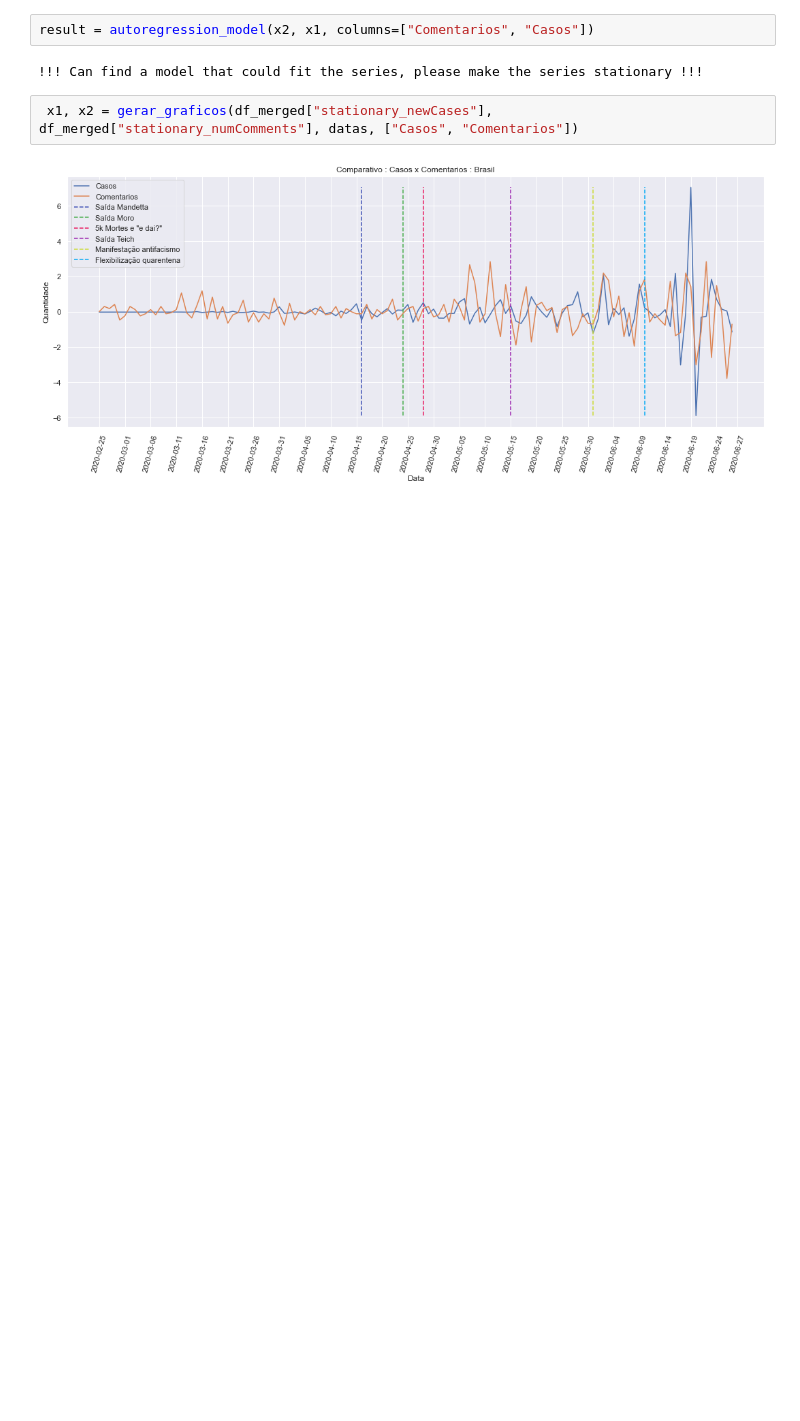
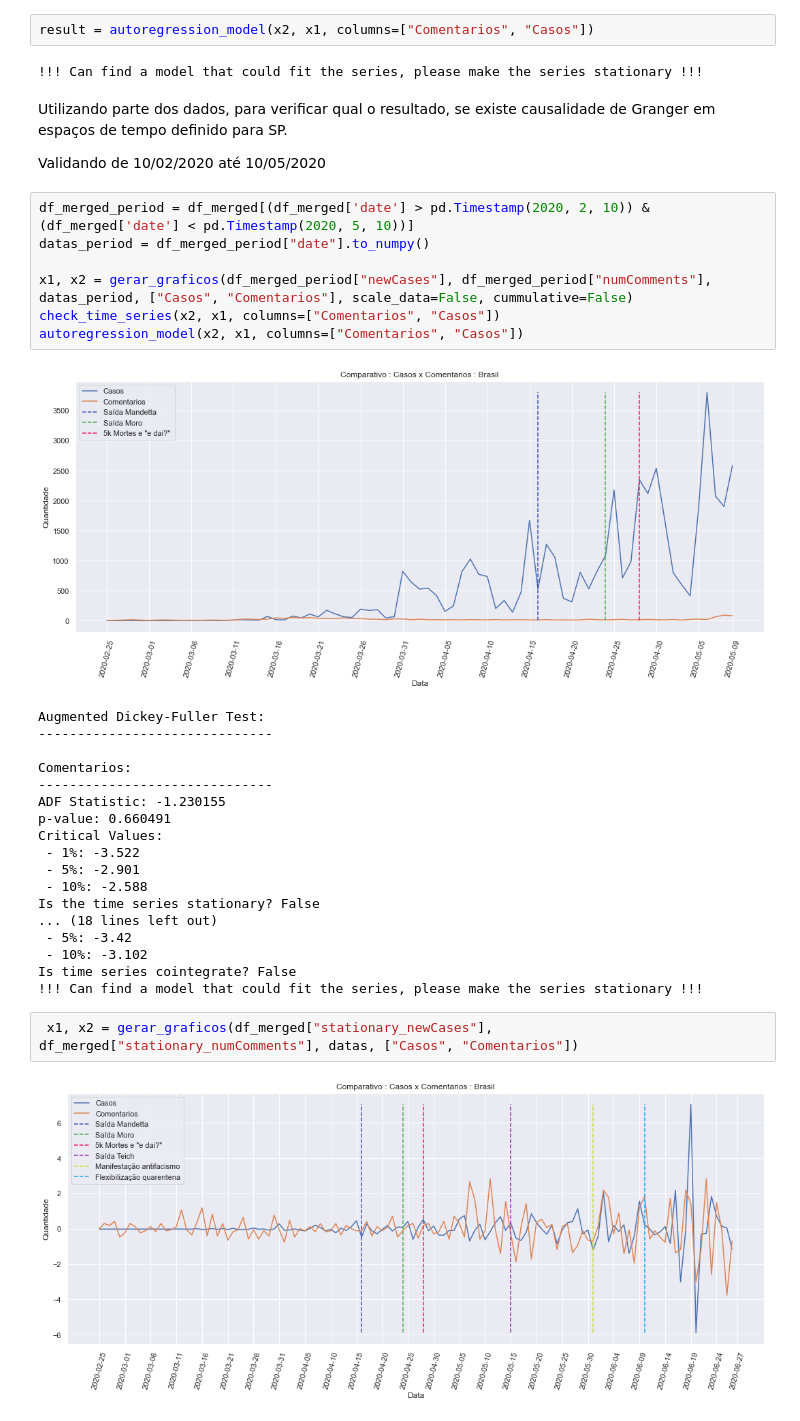
Before and after one commit to rdenadai/Covid19-Twitter-Tracker, a Jupyter notebook: code/notebooks/analisa_validacao_causalidade_granger_vecm.ipynb, the cells around one changed output. Saved outputs shown, nothing was run; the diff lists cells and outputs as text; blank space fills up the shorter version.

Commit message:
Nova execução para geração de mais gráficos

```diff
--- a/code/notebooks/analisa_validacao_causalidade_granger_vecm.ipynb
+++ b/code/notebooks/analisa_validacao_causalidade_granger_vecm.ipynb
@@ -683,6 +685,36 @@ Is time series cointegrate? False
 result = autoregression_model(x2, x1, columns=["Comentarios", "Casos"])
 # %% [output]
 !!! Can find a model that could fit the series, please make the series stationary !!!
+# %% [markdown]
+Utilizando parte dos dados, para verificar qual o resultado, se existe causalidade de Granger em espaços de tempo definido para SP.
+
+Validando de 10/02/2020 até 10/05/2020
+# %%
+df_merged_period = df_merged[(df_merged['date'] > pd.Timestamp(2020, 2, 10)) & (df_merged['date'] < pd.Timestamp(2020, 5, 10))]
+datas_period = df_merged_period["date"].to_numpy()
+
+x1, x2 = gerar_graficos(df_merged_period["newCases"], df_merged_period["numComments"], datas_period, ["Casos", "Comentarios"], scale_data=False, cummulative=False)
+check_time_series(x2, x1, columns=["Comentarios", "Casos"])
+autoregression_model(x2, x1, columns=["Comentarios", "Casos"])
+# %% [output]
+[figure, added]
+Augmented Dickey-Fuller Test:
+------------------------------
+
+Comentarios:
+------------------------------
+ADF Statistic: -1.230155
+p-value: 0.660491
+Critical Values:
+ - 1%: -3.522
+ - 5%: -2.901
+ - 10%: -2.588
+Is the time series stationary? False
+... (18 lines left out)
+ - 5%: -3.42
+ - 10%: -3.102
+Is time series cointegrate? False
+!!! Can find a model that could fit the series, please make the series stationary !!!
 # %%
  x1, x2 = gerar_graficos(df_merged["stationary_newCases"], df_merged["stationary_numComments"], datas, ["Casos", "Comentarios"])
 # %% [output]
```
Also changed, not shown: parts of 2 cells of this notebook.
